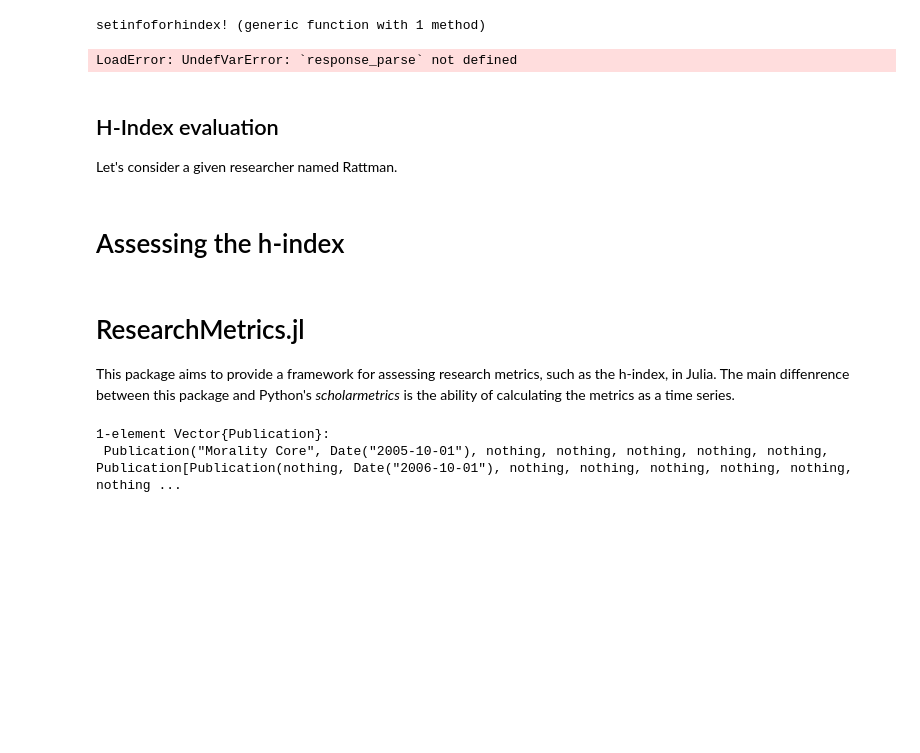
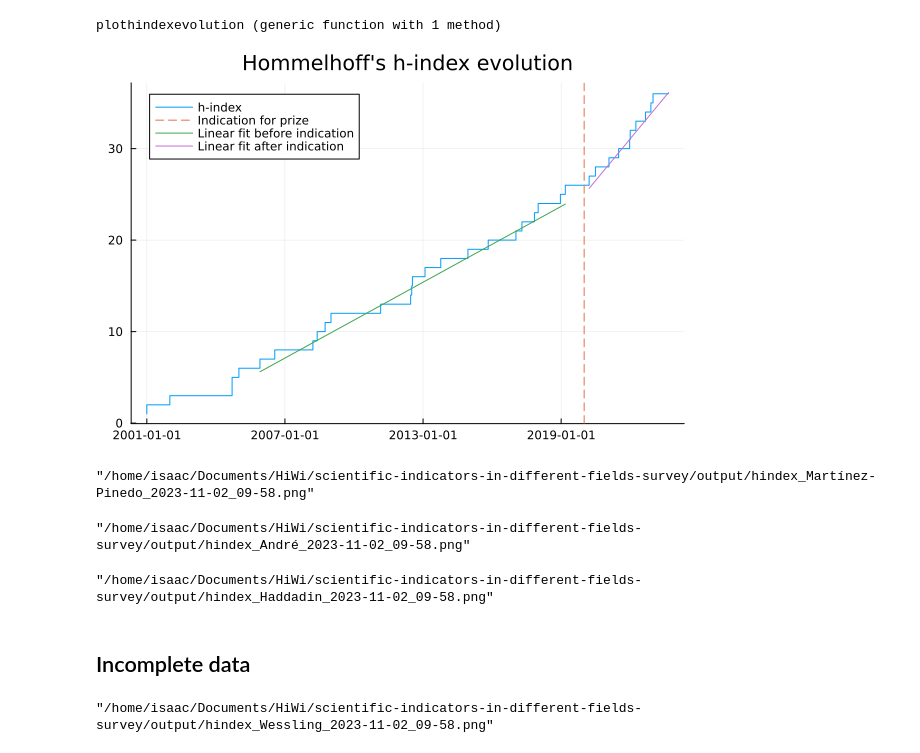
Before and after one commit to isaaclelias/ResearchMetrics.jl, a Jupyter notebook: hindex_analysis.ipynb, the cells around one changed output. Cells and saved outputs as stored; diff of their text form; code cells hidden in the pictures; blank space fills up the shorter version.

```diff
--- a/hindex_analysis.ipynb
+++ b/hindex_analysis.ipynb
@@ -32,33 +58,52 @@ researchers = [
 # %%
-function setinfoforhindex!(researcher::Researcher)
-    setScopusAuthorSearch!(researcher, only_local=true)
-    setScopusSearch!(researcher, progress_bar=true, only_local=true)
-    mappublications(x -> setScopusAbstractRetrieval!(x, only_local=true), researcher, progress_bar=true)
-    setSerpapiGScholarCite!(researcher, progress_bar=true)
-    mapcitations(x -> setScopusAbstractRetrieval!(x, only_local=true), researcher, progress_bar=true)
+function plothindexevolution(researcher::Researcher)
+    # What to plot
+    indication_date = dateof(prizes(researcher)[1])-Year(2)
+    h_index = hindex(researcher)
+    fit_start_date = first(findwhen(hindex(researchers[1])[:A] .> 5))
+    h_index_before = h_index |> (y -> from(y, fit_start_date)) |> (y->to(y, indication_date))
+    h_index_after = from(h_index, indication_date)
+    x_h_index_before = float(Dates.value.(timestamp(h_index_before)))
+    x_h_index_after = float(Dates.value.(timestamp(h_index_after)))
+    y_h_index_before = float(values(h_index_before))
+    y_h_index_after = float(values(h_index_after))
+    fit_h_index_before = curve_fit(LinearFit, x_h_index_before, y_h_index_before)
+    fit_h_index_after = curve_fit(LinearFit, x_h_index_after, y_h_index_after)
+    lastname = researcher.lastname
+    save_date = Dates.format(now(), "YYYY-mm-dd_HH-MM")
+    # Plots
+    plot(h_index, linetype=:steppre, label="h-index", title = "$lastname's h-index evolution")
+    vline!([dateof(prizes(researcher)[1])-nomination_offset], linestyle=:dash, label = "Indication for prize")
+    plot!(x_h_index_before, fit_h_index_before.(x_h_index_before), label="Linear fit before indication")
+    plot!(x_h_index_after, fit_h_index_after.(x_h_index_after), label="Linear fit after indication")
+    #savefig("output/hindex_$(lastname)_$(save_date).png")
 end
 # %% [output]
-setinfoforhindex! (generic function with 1 method)
+plothindexevolution (generic function with 1 method)
 # %%
-setinfoforhindex!(researchers[1])
+setinfoforhindex!.(researchers)
+#serialize("researchers.jls", researchers)
+#researchers = deserialize("researchers.jls");
+nomination_offset = Year(2);
-# %% [output]
-LoadError: UndefVarError: `response_parse` not defined
-# %% [markdown]
-## H-Index evaluation
-
-Let's consider a given researcher named Rattman.
-# %% [markdown]
-# Assessing the h-index
-# %% [markdown]
-# ResearchMetrics.jl
-
-This package aims to provide a framework for assessing research metrics, such as the h-index, in Julia. The main diffenrence between this package and Python's _scholarmetrics_ is the ability of calculating the metrics as a time series.
-# %%
-researcher = Researcher("Rattman", "Aperture Science")
-publications = [Publication("Morality Core",
-                            Date("2005-10-01"),
-                            citations=[Publication(Date("2006-10-01")),
-                                       Publication(Date("2006-10-01"))])]
-# %% [output]
-1-element Vector{Publication}:
- Publication("Morality Core", Date("2005-10-01"), nothing, nothing, nothing, nothing, nothing, Publication[Publication(nothing, Date("2006-10-01"), nothing, nothing, nothing, nothing, nothing, nothing ...
+# %%
+plothindexevolution(researchers[1])
+# %% [output]
+[figure, added]
+# %%
+plothindexevolution(researchers[2])
+# %% [output]
+"/home/isaac/Documents/HiWi/scientific-indicators-in-different-fields-survey/output/hindex_Martínez-Pinedo_2023-11-02_09-58.png"
+# %%
+plothindexevolution(researchers[3])
+# %% [output]
+"/home/isaac/Documents/HiWi/scientific-indicators-in-different-fields-survey/output/hindex_André_2023-11-02_09-58.png"
+# %%
+plothindexevolution(researchers[4])
+# %% [output]
+"/home/isaac/Documents/HiWi/scientific-indicators-in-different-fields-survey/output/hindex_Haddadin_2023-11-02_09-58.png"
+# %% [markdown]
+## Incomplete data
+# %%
+plothindexevolution(researchers[5])
+# %% [output]
+"/home/isaac/Documents/HiWi/scientific-indicators-in-different-fields-survey/output/hindex_Wessling_2023-11-02_09-58.png"
```
Also changed, not shown: parts of 11 cells of this notebook, 3 other files.
